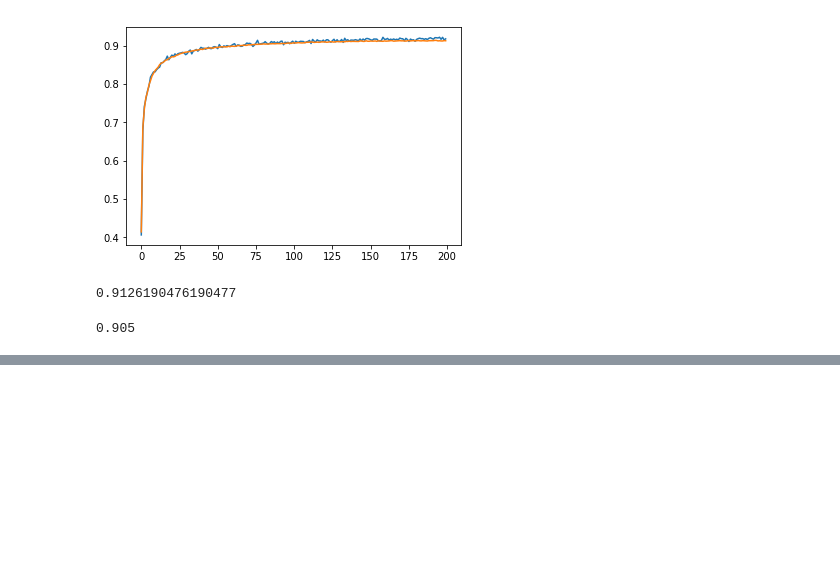
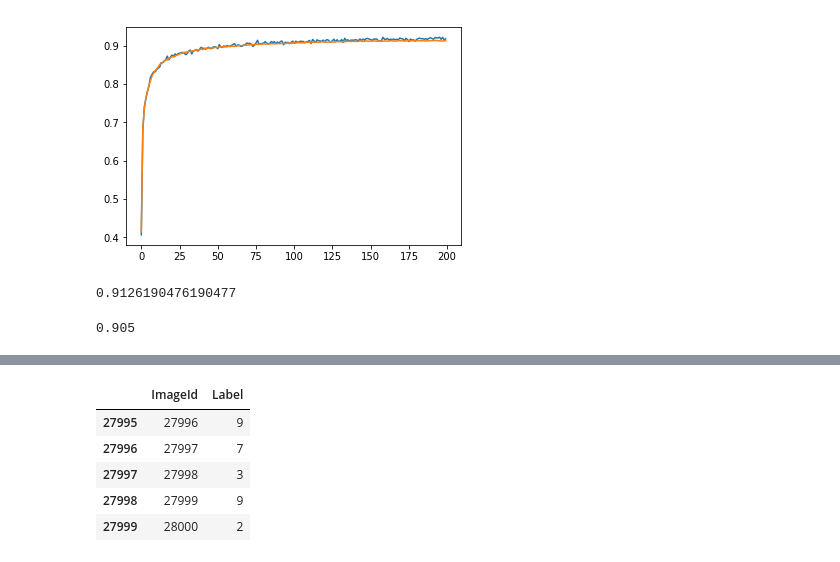
Before and after one commit to ShaunSpinelli/pytroch-fun, a Jupyter notebook: mnist-2.ipynb, the cells around one changed output, grey strips where cells are left out. Drawn from its saved outputs; the diff is of its cells as text; code cells hidden in the pictures; blank space fills up the shorter version.

```diff
--- a/mnist-2.ipynb
+++ b/mnist-2.ipynb
@@ -194,0 +217,36 @@ for m in model.parameters():
+# %%
+class MnistDatasetTest(Dataset):
+    def __init__(self, df, is_test=False):
+        self.len = len(df)
+        self.tensor_images = torch.from_numpy((df.values)/255).float()
+
+
+    def __len__(self):
+        return self.len
+
+    def __getitem__(self,idx):
+        return self.tensor_images[idx]
+# %%
+test_ds = MnistDatasetTest(df_test)
+# %%
+bs = 32
+test_dl = DataLoader(test_ds, batch_size=bs, shuffle=False)
+# %%
+preds = []
+
+for batch in test_dl:
+    logits = model(batch)
+    preds_np = np.argmax(logits.detach().numpy(), axis=1)
+    preds.extend(preds_np)
+# %%
+data = {'ImageId': range(1, len(preds)+1) ,"Label": preds}
+subm_df = pd.DataFrame(data=data)
+subm_df.append(spam)
+subm_df.tail()
+# %% [output]
+|  | ImageId | Label |
+| 27995 | 27996 | 9 |
+| 27996 | 27997 | 7 |
+| 27997 | 27998 | 3 |
+| 27998 | 27999 | 9 |
+| 27999 | 28000 | 2 |
```
Also changed, not shown: parts of 6 cells of this notebook.
